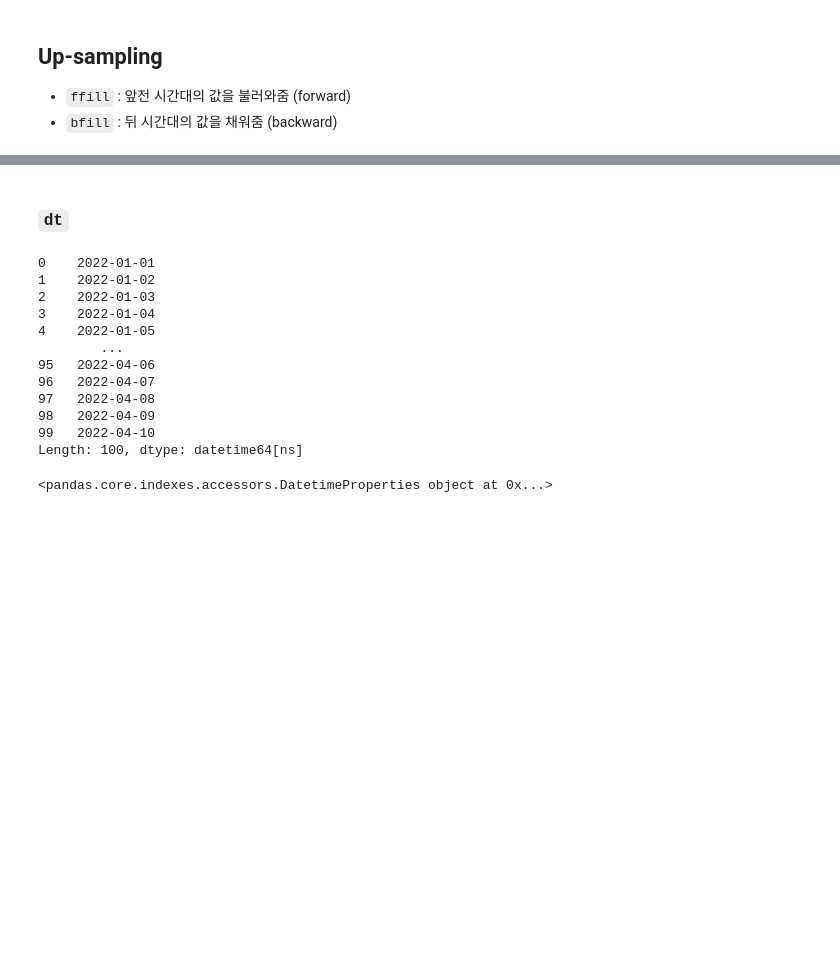
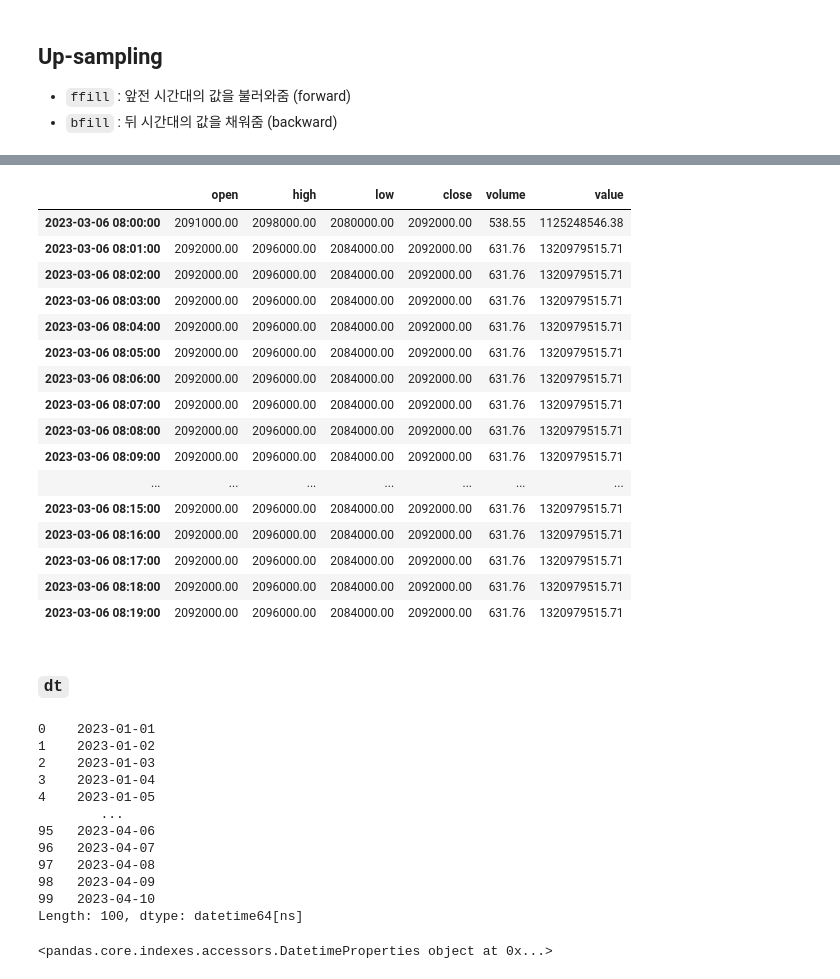
Before and after one commit to baejinu/DataAnalysis, a Jupyter notebook: CHOISEONGGU/공부자료/ch06_03_데이터프레임_심화_ChoiSG.ipynb, the cells around one changed output, grey strips where cells are left out. Saved outputs shown, nothing was run; the diff lists cells and outputs as text; code cells hidden in the pictures; blank space fills up the shorter version.

```diff
--- a/CHOISEONGGU/공부자료/ch06_03_데이터프레임_심화_ChoiSG.ipynb
+++ b/CHOISEONGGU/공부자료/ch06_03_데이터프레임_심화_ChoiSG.ipynb
@@ -1034,19 +1235,42 @@ Freq: 30S, Length: 119, dtype: float64
+# %%
+# back bfill
+eth2.resample('1min').bfill().head(20)   # 60m -> 10m
+# %% [output]
+|  | open | high | low | close | volume | value |
+| 2023-03-06 08:00:00 | 2091000.00 | 2098000.00 | 2080000.00 | 2092000.00 | 538.55 | 1125248546.38 |
+| 2023-03-06 08:01:00 | 2092000.00 | 2096000.00 | 2084000.00 | 2092000.00 | 631.76 | 1320979515.71 |
+| 2023-03-06 08:02:00 | 2092000.00 | 2096000.00 | 2084000.00 | 2092000.00 | 631.76 | 1320979515.71 |
+| 2023-03-06 08:03:00 | 2092000.00 | 2096000.00 | 2084000.00 | 2092000.00 | 631.76 | 1320979515.71 |
+| 2023-03-06 08:04:00 | 2092000.00 | 2096000.00 | 2084000.00 | 2092000.00 | 631.76 | 1320979515.71 |
+| 2023-03-06 08:05:00 | 2092000.00 | 2096000.00 | 2084000.00 | 2092000.00 | 631.76 | 1320979515.71 |
+| 2023-03-06 08:06:00 | 2092000.00 | 2096000.00 | 2084000.00 | 2092000.00 | 631.76 | 1320979515.71 |
+| 2023-03-06 08:07:00 | 2092000.00 | 2096000.00 | 2084000.00 | 2092000.00 | 631.76 | 1320979515.71 |
+| 2023-03-06 08:08:00 | 2092000.00 | 2096000.00 | 2084000.00 | 2092000.00 | 631.76 | 1320979515.71 |
+| 2023-03-06 08:09:00 | 2092000.00 | 2096000.00 | 2084000.00 | 2092000.00 | 631.76 | 1320979515.71 |
+| ... | ... | ... | ... | ... | ... | ... |
+| 2023-03-06 08:15:00 | 2092000.00 | 2096000.00 | 2084000.00 | 2092000.00 | 631.76 | 1320979515.71 |
+| 2023-03-06 08:16:00 | 2092000.00 | 2096000.00 | 2084000.00 | 2092000.00 | 631.76 | 1320979515.71 |
+| 2023-03-06 08:17:00 | 2092000.00 | 2096000.00 | 2084000.00 | 2092000.00 | 631.76 | 1320979515.71 |
+| 2023-03-06 08:18:00 | 2092000.00 | 2096000.00 | 2084000.00 | 2092000.00 | 631.76 | 1320979515.71 |
+| 2023-03-06 08:19:00 | 2092000.00 | 2096000.00 | 2084000.00 | 2092000.00 | 631.76 | 1320979515.71 |
 # %% [markdown]
 ### `dt`
 # %%
 # dt -> datetime 여러가지 연산, 속성
+s = pd.Series(pd.date_range('2023-1-1', periods=100))
+s
 # %% [output]
-0    2022-01-01
-1    2022-01-02
-2    2022-01-03
-3    2022-01-04
-4    2022-01-05
+0    2023-01-01
+1    2023-01-02
+2    2023-01-03
+3    2023-01-04
+4    2023-01-05
         ...
-95   2022-04-06
-96   2022-04-07
-97   2022-04-08
-98   2022-04-09
-99   2022-04-10
+95   2023-04-06
+96   2023-04-07
+97   2023-04-08
+98   2023-04-09
+99   2023-04-10
 Length: 100, dtype: datetime64[ns]
 # %%
 # dtype -> 일괄적으로 날짜/시간값을 처리할 수 있게 속성값
```
Also changed, not shown: parts of 95 cells of this notebook.
